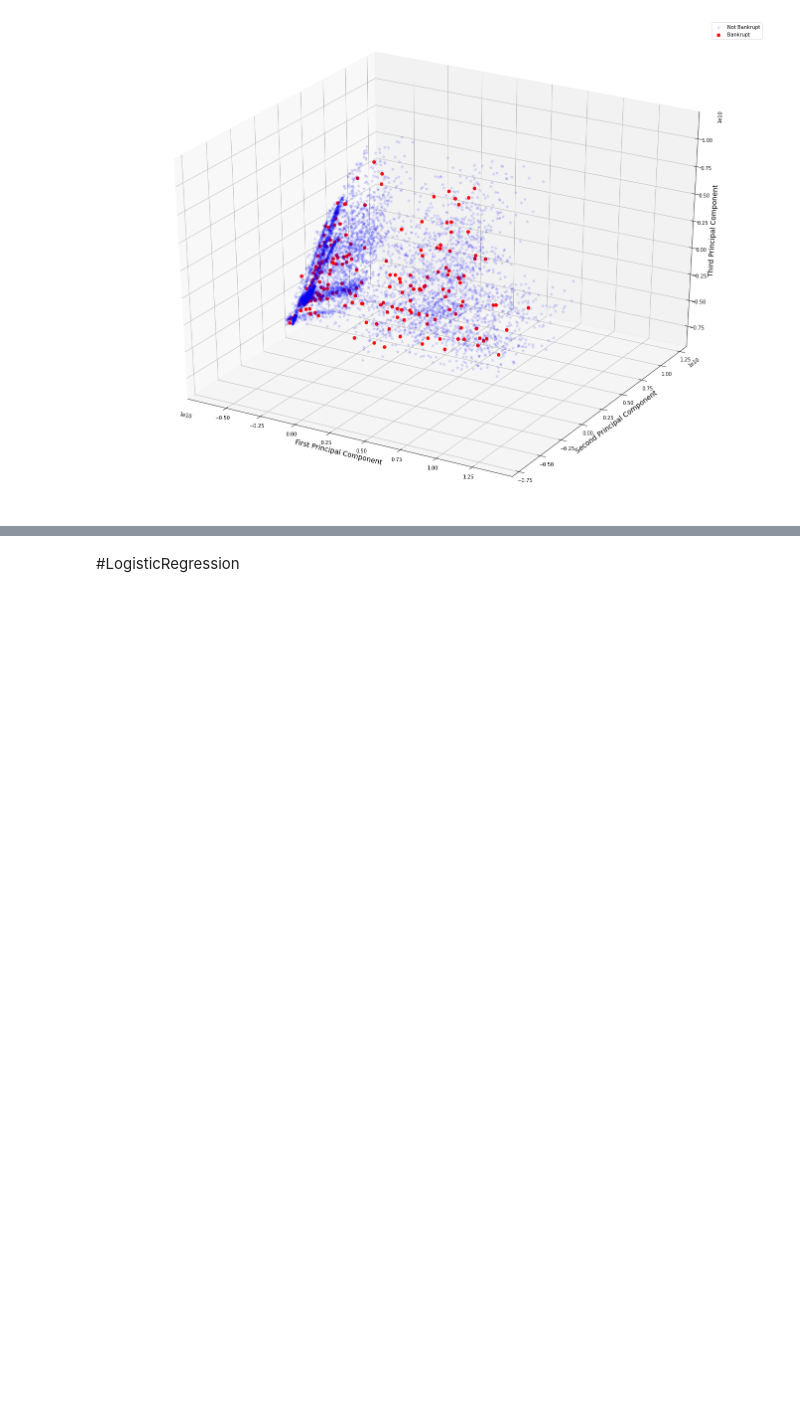
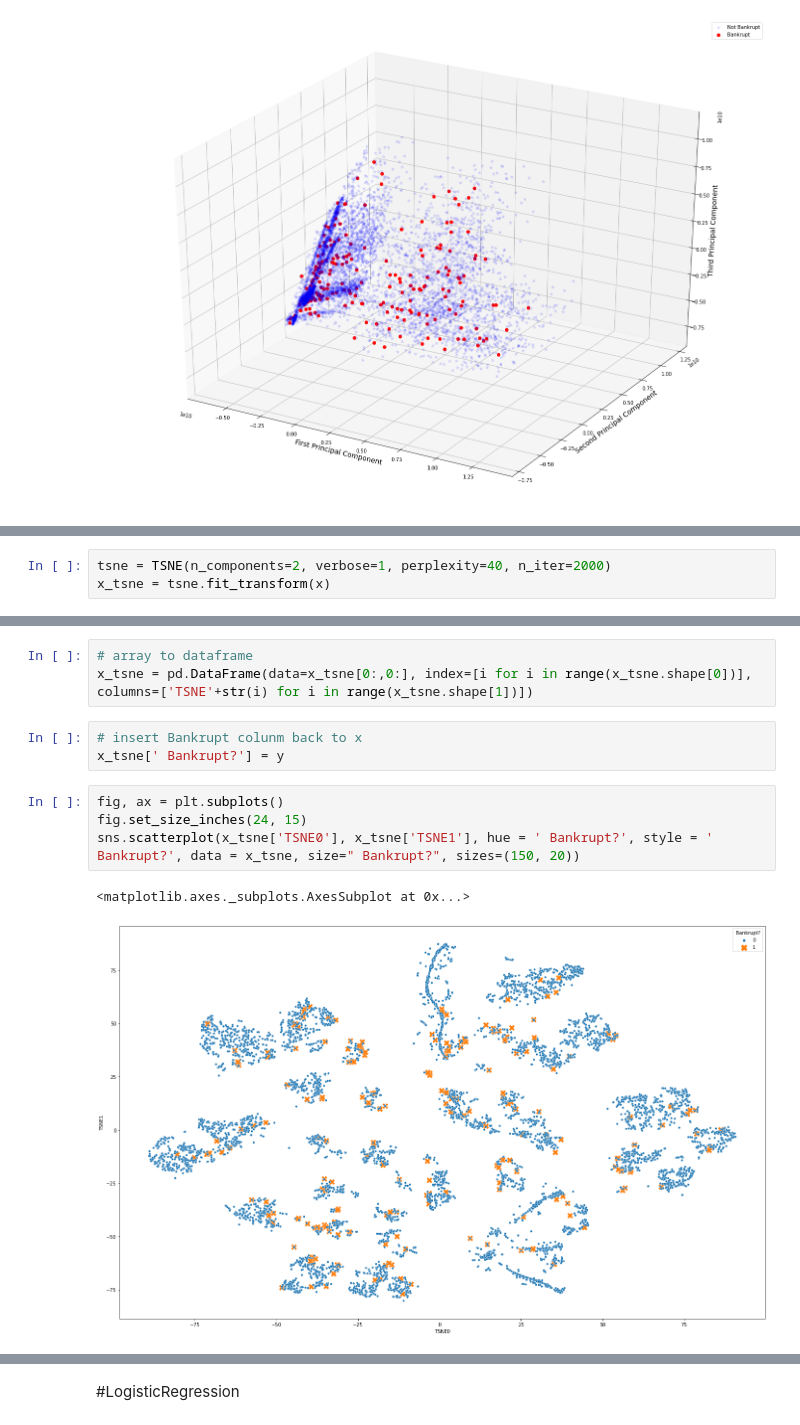
Before and after one commit to Gabriel-Lyra/bankruptcy_prediction, a Jupyter notebook: Projeto_aprendizagem_de_maquina.ipynb, the cells around one changed output, grey strips where cells are left out. Cells and saved outputs as stored; diff of their text form; blank space fills up the shorter version.

Commit message:
TSNE + UMAP + vizualizações

```diff
--- a/Projeto_aprendizagem_de_maquina.ipynb
+++ b/Projeto_aprendizagem_de_maquina.ipynb
@@ -209,0 +218,3 @@ plt.show()
+# %%
+tsne = TSNE(n_components=2, verbose=1, perplexity=40, n_iter=2000)
+x_tsne = tsne.fit_transform(x)
@@ -209,0 +235,13 @@ plt.show()
+# %%
+# array to dataframe
+x_tsne = pd.DataFrame(data=x_tsne[0:,0:], index=[i for i in range(x_tsne.shape[0])], columns=['TSNE'+str(i) for i in range(x_tsne.shape[1])])
+# %%
+# insert Bankrupt colunm back to x
+x_tsne[' Bankrupt?'] = y
+# %%
+fig, ax = plt.subplots()
+fig.set_size_inches(24, 15)
+sns.scatterplot(x_tsne['TSNE0'], x_tsne['TSNE1'], hue = ' Bankrupt?', style = ' Bankrupt?', data = x_tsne, size=" Bankrupt?", sizes=(150, 20))
+# %% [output]
+<matplotlib.axes._subplots.AxesSubplot at 0x...>
+[figure, added]
```
Also changed, not shown: parts of 33 cells of this notebook.
